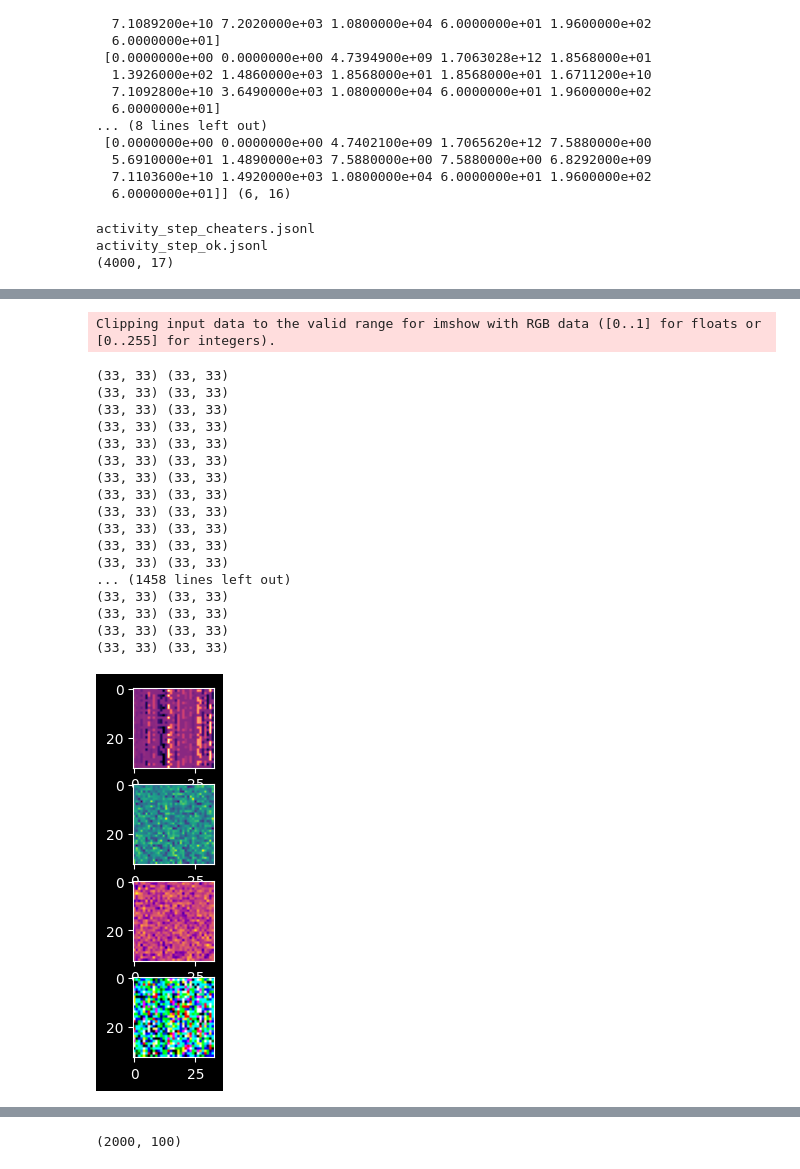
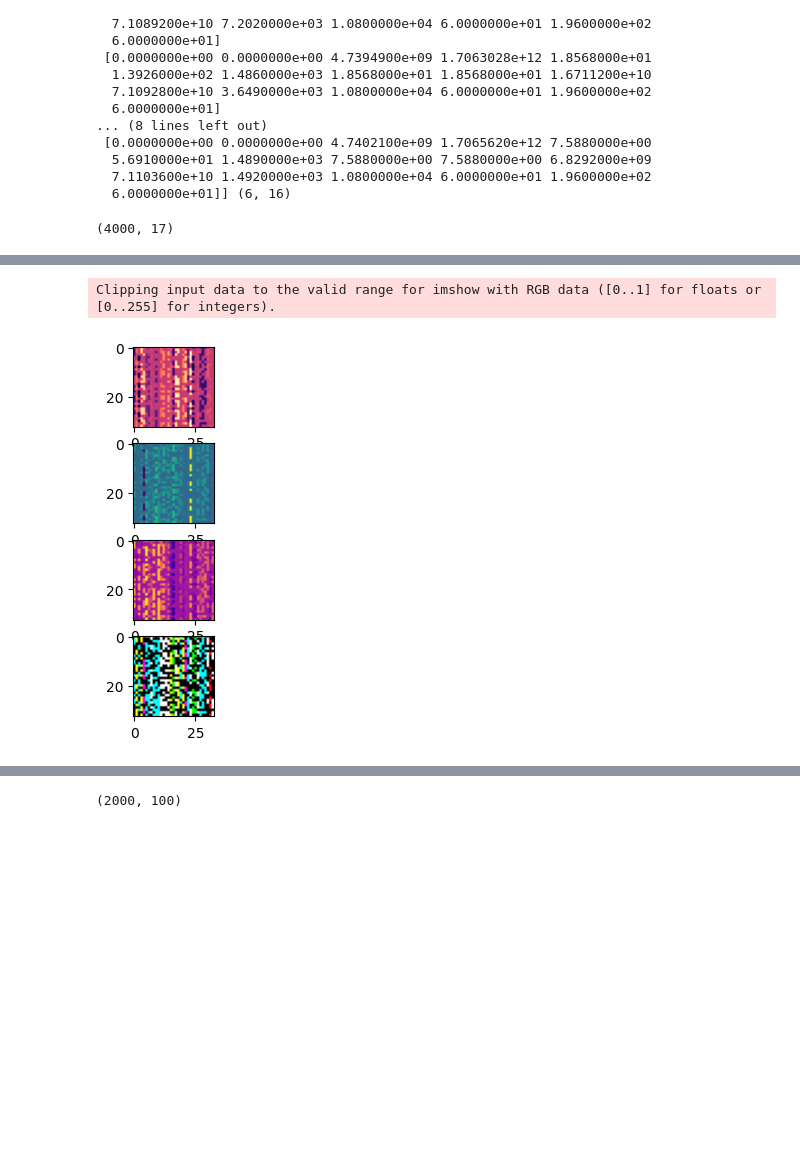
Before and after one commit to Asdergh/ItPlanetProject, a Jupyter notebook: Model/test.ipynb, the cells around one changed output, grey strips where cells are left out. Drawn from its saved outputs; the diff is of its cells as text; code cells hidden in the pictures; blank space fills up the shorter version.

Commit message:
new invesitagation with spectral method is completed with a good result in test.ipynb

```diff
--- a/Model/test.ipynb
+++ b/Model/test.ipynb
@@ -217,7 +217,7 @@ def generate_data_frame(data_buffer, person_info_buffer):
 
             if "samples" in data_buffer[data_batch][subject]["steps"].keys():
 
-                min_var = 1000000000000000000000000000
+                min_var = float("inf")
                 samples_data = np.asarray([[float(sample[feature]) for feature in sample.keys() if feature != "duration"] for sample in data_buffer[data_batch][subject]["steps"]["samples"]])
                 mean_vector = [np.mean(samples_data[:, vector_number]) for vector_number in range(samples_data.shape[1])]
                 optim_vector = None
@@ -254,11 +254,9 @@ def generate_data_frame(data_buffer, person_info_buffer):
 data_frame, data_tensor = generate_data_frame(data_buffer=data_buffer, person_info_buffer=person_info_buffer)
 print(data_tensor.shape)
 # %% [output]
-activity_step_cheaters.jsonl
-activity_step_ok.jsonl
 (4000, 17)
 # %%
-def _generate_time_realeted_data(data_buffer, expand_shape=33):
+def _generate_time_realeted_data(data_buffer, personal_info_buffer, expand_shape=33):
 
 
     chiters_data_tensor_mean_len = (sum([len(data_buffer["activity_step_cheaters.jsonl"][subject]["steps"]["samples"])
@@ -275,7 +273,7 @@ def _generate_time_realeted_data(data_buffer, expand_shape=33):
     data_tensor = np.zeros(shape=(
         len(data_buffer["activity_step_cheaters.jsonl"]) + len(data_buffer["activity_step_ok.jsonl"]),
         mean_len_value,
-        3
+        14
     ))
     labels_tensor = np.zeros(len(data_buffer["activity_step_cheaters.jsonl"]) + len(data_buffer["activity_step_ok.jsonl"]))
 
@@ -284,19 +282,49 @@ def _generate_time_realeted_data(data_buffer, expand_shape=33):
 
         for subject in data_buffer[data_batch].keys():
 
+            curent_person_id = data_buffer[data_batch][subject]["profile_id"]
+
+            subject_personal_info = [float(personal_info_buffer[curent_person_id][feature])
+                                     for feature in personal_info_buffer[curent_person_id].keys()
+                                     if feature not in ["id", "personal_goals", "sex"]]
+
+            subject_pysical_info = []
+            for feature in data_buffer[data_batch][subject].keys():
+
+                if feature not in ["id", "timezone", "profile_id", "skllzz_with_artifacts", "steps"]:
+
+                    try:
+
+                        subject_feature = float(data_buffer[data_batch][subject][feature])
+                        subject_pysical_info.append(subject_feature)
+
+                    except BaseException:
+
+                        pass
+
+            if "skllzz_with_artifacts" in data_buffer[data_batch][subject].keys():
+
+                subject_pysical_info += [float(data_buffer[data_batch][subject]["skllzz_with_artifacts"]), ]
+
+            else:
+
+                subject_pysical_info += [0.0, ]
+
             if "samples" in data_buffer[data_batch][subject]["steps"].keys():
 
-                subject_data_tensor = np.asarray([[float(feature) for feature in samples.values()] for samples in data_buffer[data_batch][subject]["steps"]["samples"]])
+                subject_data_tensor = np.asarray([[float(feature) for feature in samples.values()] + subject_personal_info + subject_pysical_info
+                                                  for samples in data_buffer[data_batch][subject]["steps"]["samples"]])
 
                 if subject_data_tensor.shape[0] < mean_len_value:
 
-                    sub_tensor = [[0.0, 0.0, 0.0] for _ in range(mean_len_value - subject_data_tensor.shape[0])]
+                    sub_tensor = [[0.0 for _ in range(subject_data_tensor.shape[1])] for _ in range(mean_len_value - subject_data_tensor.shape[0])]
                     subject_data_tensor = np.asarray(list(subject_data_tensor) + sub_tensor)
 
                 elif subject_data_tensor.shape[0] > mean_len_value:
 
                     subject_data_tensor = subject_data_tensor[:mean_len_value, :]
 
+            print(data_tensor.shape, subject_data_tensor.shape)
             data_tensor[subject_number] = subject_data_tensor
             labels_tensor[subject_number] = batch_number
 
@@ -307,25 +335,23 @@ def _generate_time_realeted_data(data_buffer, expand_shape=33):
                                          data_tensor.shape[1],
                                          expand_shape,
                                          3))
-    print(result_data_tensor.shape)
-    mask_vector = np.asarray([[0.0 if np.random.random() > 0.5 else 1.0 for _ in range(expand_shape)] for _ in range(data_tensor.shape[1])])
 
     for (subject_number, subject_image) in enumerate(data_tensor):
 
+        mask_vector = np.asarray([[0.0 if np.random.random() > 0.5 else 1.0 for _ in range(expand_shape)] for _ in range(data_tensor.shape[1])])
         expand_normal_image = np.random.normal(0.19, 1.961, (subject_image.shape[1], expand_shape))
 
         expanded_subject_image = np.dot(subject_image, expand_normal_image)
-        print(mask_vector.shape, expanded_subject_image.shape)
         expanded_subject_image *= mask_vector
 
         result_data_tensor[subject_number, :, :, 0] = expanded_subject_image
-        result_data_tensor[subject_number, :, :, 1] = np.random.normal(0.91, 1.96, (33, 33))
-        result_data_tensor[subject_number, :, :, 2] = np.random.normal(0.91, 1.96, (33, 33))
+        result_data_tensor[subject_number, :, :, 1] = np.dot(subject_image, np.random.normal(0.91, 1.96, (subject_image.shape[1], expand_shape))) * mask_vector
+        result_data_tensor[subject_number, :, :, 2] = np.dot(subject_image, np.random.normal(0.91, 1.96, (subject_image.shape[1], expand_shape))) * mask_vector
 
     return (result_data_tensor, labels_tensor)
 
 
-new_data_tensor, new_labels_tensor = _generate_time_realeted_data(data_buffer=data_buffer)
+new_data_tensor, new_labels_tensor = _generate_time_realeted_data(data_buffer=data_buffer, personal_info_buffer=person_info_buffer)
 fig, axis = plt.subplots(nrows=4)
 
 axis[0].imshow(new_data_tensor[0, :, :, 0], cmap="magma")
@@ -354,19 +380,2 @@ plt.show()
 Clipping input data to the valid range for imshow with RGB data ([0..1] for floats or [0..255] for integers).
-(33, 33) (33, 33)
-(33, 33) (33, 33)
-(33, 33) (33, 33)
-(33, 33) (33, 33)
-(33, 33) (33, 33)
-(33, 33) (33, 33)
-(33, 33) (33, 33)
-(33, 33) (33, 33)
-(33, 33) (33, 33)
-(33, 33) (33, 33)
-(33, 33) (33, 33)
-(33, 33) (33, 33)
-... (1458 lines left out)
-(33, 33) (33, 33)
-(33, 33) (33, 33)
-(33, 33) (33, 33)
-(33, 33) (33, 33)
-[figure, old version]
+[figure, new version]
```
Also changed, not shown: parts of 10 cells of this notebook.
